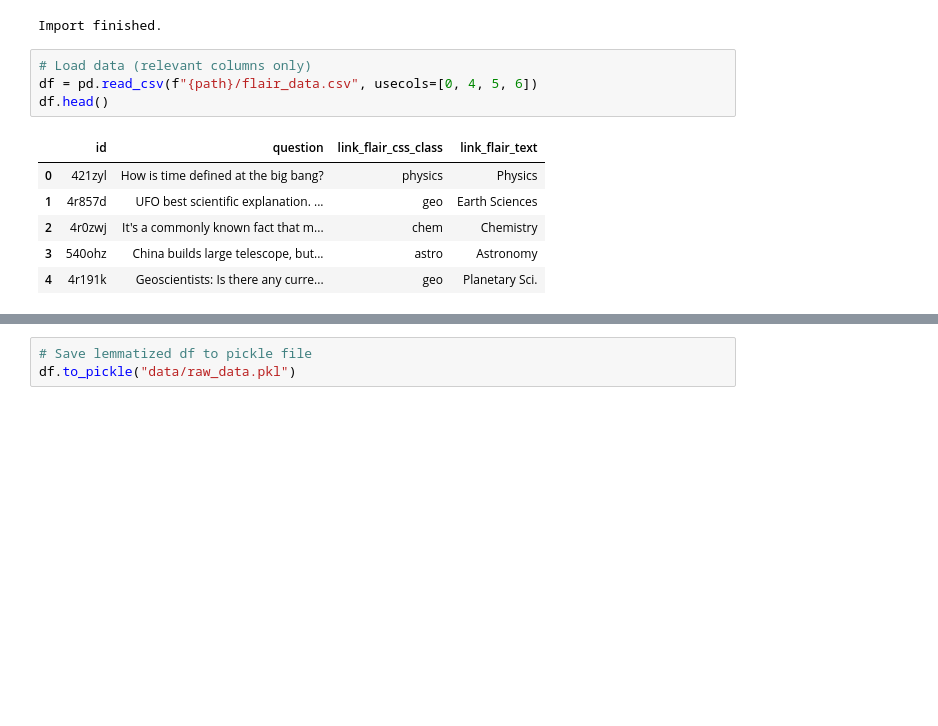
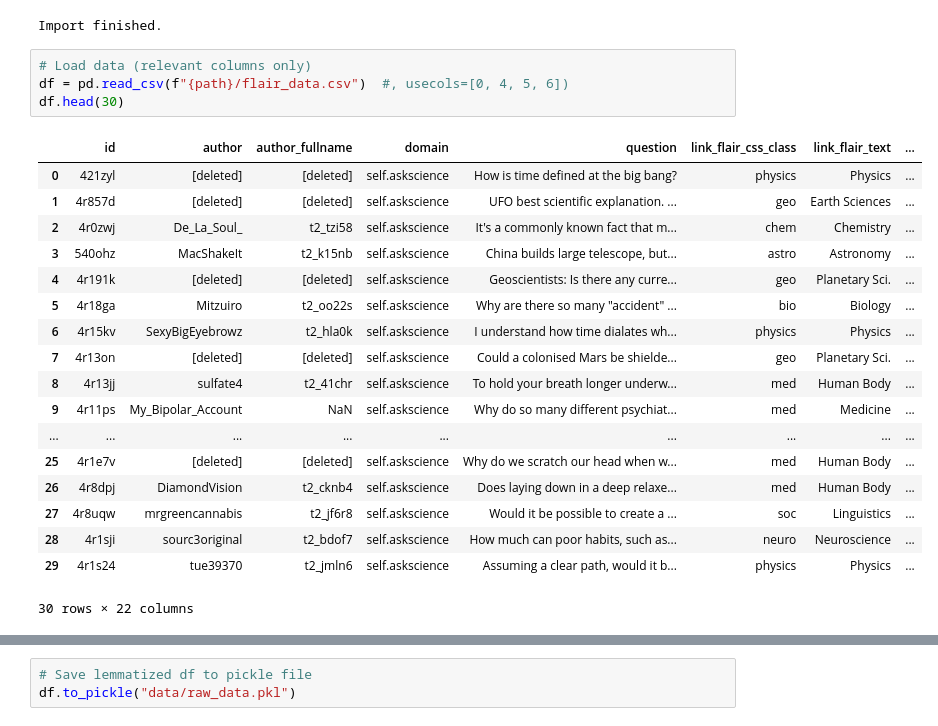
Before and after one commit to svenj-a/Topic_Modeling, a Jupyter notebook: Preprocessing.ipynb, the cells around one changed output, grey strips where cells are left out. Drawn from its saved outputs; the diff is of its cells as text; blank space fills up the shorter version.

```diff
--- a/Preprocessing.ipynb
+++ b/Preprocessing.ipynb
@@ -32,12 +30,24 @@ print("Import finished.")
 Import finished.
 # %%
 # Load data (relevant columns only)
-df = pd.read_csv(f"{path}/flair_data.csv", usecols=[0, 4, 5, 6])
-df.head()
+df = pd.read_csv(f"{path}/flair_data.csv")  #, usecols=[0, 4, 5, 6])
+df.head(30)
 # %% [output]
-|  | id | question | link_flair_css_class | link_flair_text |
-| 0 | 421zyl | How is time defined at the big bang? | physics | Physics |
-| 1 | 4r857d | UFO best scientific explanation. ... | geo | Earth Sciences |
-| 2 | 4r0zwj | It's a commonly known fact that m... | chem | Chemistry |
-| 3 | 540ohz | China builds large telescope, but... | astro | Astronomy |
-| 4 | 4r191k | Geoscientists: Is there any curre... | geo | Planetary Sci. |
+|  | id | author | author_fullname | domain | question | link_flair_css_class | link_flair_text | ... |
+| 0 | 421zyl | [deleted] | [deleted] | self.askscience | How is time defined at the big bang? | physics | Physics | ... |
+| 1 | 4r857d | [deleted] | [deleted] | self.askscience | UFO best scientific explanation. ... | geo | Earth Sciences | ... |
+| 2 | 4r0zwj | De_La_Soul_ | t2_tzi58 | self.askscience | It's a commonly known fact that m... | chem | Chemistry | ... |
+| 3 | 540ohz | MacShakeIt | t2_k15nb | self.askscience | China builds large telescope, but... | astro | Astronomy | ... |
+| 4 | 4r191k | [deleted] | [deleted] | self.askscience | Geoscientists: Is there any curre... | geo | Planetary Sci. | ... |
+| 5 | 4r18ga | Mitzuiro | t2_oo22s | self.askscience | Why are there so many "accident" ... | bio | Biology | ... |
+| 6 | 4r15kv | SexyBigEyebrowz | t2_hla0k | self.askscience | I understand how time dialates wh... | physics | Physics | ... |
+| 7 | 4r13on | [deleted] | [deleted] | self.askscience | Could a colonised Mars be shielde... | geo | Planetary Sci. | ... |
+| 8 | 4r13jj | sulfate4 | t2_41chr | self.askscience | To hold your breath longer underw... | med | Human Body | ... |
+| 9 | 4r11ps | My_Bipolar_Account | NaN | self.askscience | Why do so many different psychiat... | med | Medicine | ... |
+| ... | ... | ... | ... | ... | ... | ... | ... | ... |
+| 25 | 4r1e7v | [deleted] | [deleted] | self.askscience | Why do we scratch our head when w... | med | Human Body | ... |
+| 26 | 4r8dpj | DiamondVision | t2_cknb4 | self.askscience | Does laying down in a deep relaxe... | med | Human Body | ... |
+| 27 | 4r8uqw | mrgreencannabis | t2_jf6r8 | self.askscience | Would it be possible to create a ... | soc | Linguistics | ... |
+| 28 | 4r1sji | sourc3original | t2_bdof7 | self.askscience | How much can poor habits, such as... | neuro | Neuroscience | ... |
+| 29 | 4r1s24 | tue39370 | t2_jmln6 | self.askscience | Assuming a clear path, would it b... | physics | Physics | ... |
+30 rows × 22 columns
```
Also changed, not shown: parts of 21 cells of this notebook, 12 other files.
